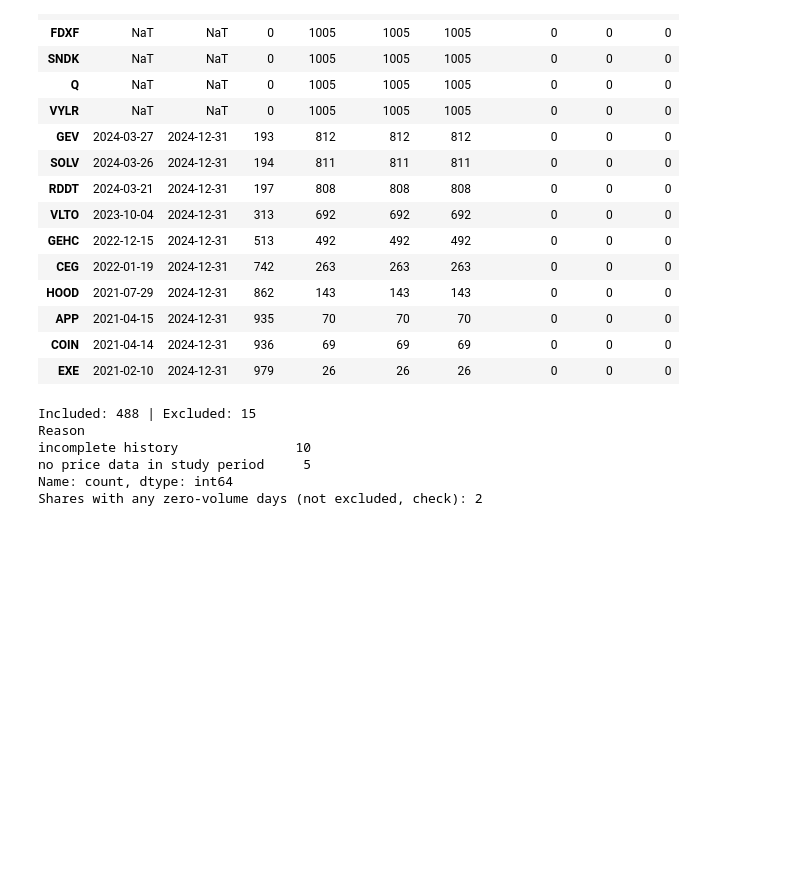
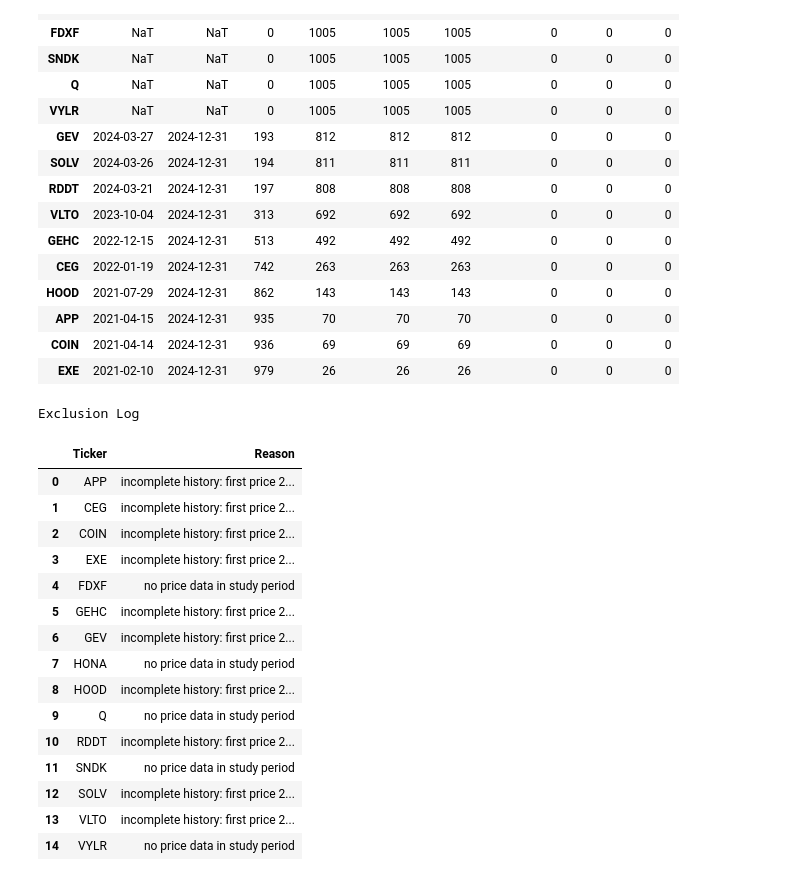
Before and after one commit to Sav200512/sp500-rfm-segmentation-cw, a Jupyter notebook: Task_1_and_2_cw_(20232749_W2151870).ipynb, the cells around one changed output. Saved outputs shown, nothing was run; the diff lists cells and outputs as text; code cells hidden in the pictures; blank space fills up the shorter version.

```diff
--- a/Task_1_and_2_cw_(20232749_W2151870).ipynb
+++ b/Task_1_and_2_cw_(20232749_W2151870).ipynb
@@ -178,35 +184,44 @@ zero_vol                      0.0                424.0
 # %%
 n_sessions = len(adj_close)
 reasons = {}
 
 for t, r in diag.iterrows():
     why = []
     if r["n_obs"] == 0:
         why.append("no price data in study period")
     elif r["n_obs"] < n_sessions:
         why.append(f"incomplete history: first price {r['first_valid'].date()} ({int(r['n_obs'])}/{n_sessions} sessions)")
     elif r["miss_close"] > 0 or r["miss_vol"] > 0:
         why.append("missing Close or Volume")
     if r["nonpos_price"] > 0:
         why.append("nonpositive price")
     if r["neg_vol"] > 0:
         why.append("negative volume")
     if why:
         reasons[t] = "; ".join(why)
 
 exclusion_log = pd.DataFrame({"Ticker": list(reasons), "Reason": list(reasons.values())})
 included = [t for t in cols if t not in reasons]
 
 exclusion_log.to_csv("data/processed/exclusion_log.csv", index=False)
+print("\nExclusion Log")
+display(exclusion_log.head(20))
 pd.Series(included, name="Ticker").to_csv("data/processed/included_shares.csv", index=False)
-
-print("Included:", len(included), "| Excluded:", len(exclusion_log))
-print(exclusion_log["Reason"].str.split(":").str[0].value_counts())
-print("Shares with any zero-volume days (not excluded, check):", int((diag.loc[included, "zero_vol"] > 0).sum()))
 # %% [output]
-Included: 488 | Excluded: 15
-Reason
-incomplete history               10
-no price data in study period     5
-Name: count, dtype: int64
-Shares with any zero-volume days (not excluded, check): 2
+Exclusion Log
+|  | Ticker | Reason |
+| 0 | APP | incomplete history: first price 2... |
+| 1 | CEG | incomplete history: first price 2... |
+| 2 | COIN | incomplete history: first price 2... |
+| 3 | EXE | incomplete history: first price 2... |
+| 4 | FDXF | no price data in study period |
+| 5 | GEHC | incomplete history: first price 2... |
+| 6 | GEV | incomplete history: first price 2... |
+| 7 | HONA | no price data in study period |
+| 8 | HOOD | incomplete history: first price 2... |
+| 9 | Q | no price data in study period |
+| 10 | RDDT | incomplete history: first price 2... |
+| 11 | SNDK | no price data in study period |
+| 12 | SOLV | incomplete history: first price 2... |
+| 13 | VLTO | incomplete history: first price 2... |
+| 14 | VYLR | no price data in study period |
```
Also changed, not shown: parts of 18 cells of this notebook.
